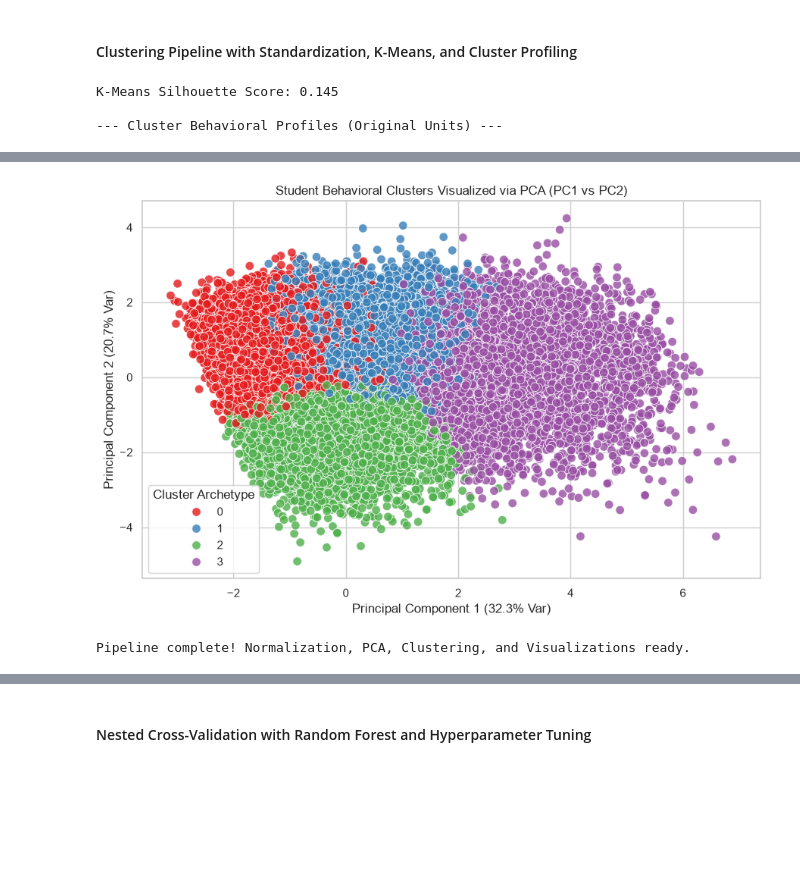
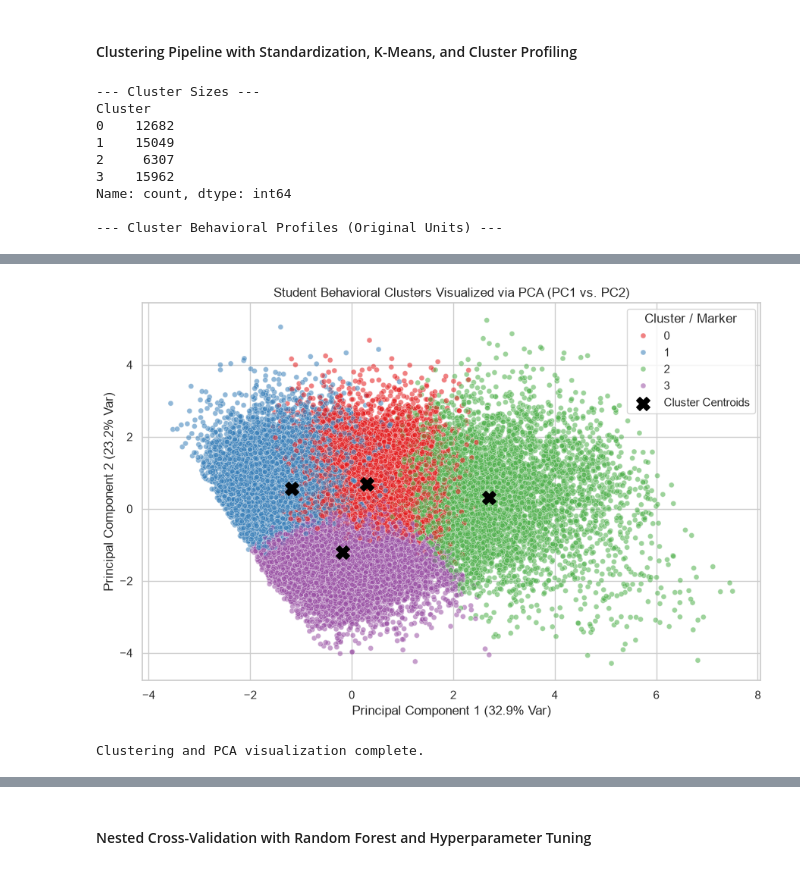
Before and after one commit to ceciliamuniz/dm_final_project, a Jupyter notebook: eda.ipynb, the cells around one changed output, grey strips where cells are left out. Saved outputs shown, nothing was run; the diff lists cells and outputs as text; code cells hidden in the pictures; blank space fills up the shorter version.

```diff
--- a/eda.ipynb
+++ b/eda.ipynb
@@ -222,41 +299,60 @@ Total Variance Captured by 2 Components: 53.0%
 # %% [markdown]
 #### Clustering Pipeline with Standardization, K-Means, and Cluster Profiling
 # %%
-# 1. Fit K-Means Clustering on our normalized data (e.g., 4 behavioral archetypes)
+# Fit K-Means Clustering (k=4) on standardized features
 kmeans = KMeans(n_clusters=4, random_state=42, n_init=10)
 df_clustered = X.copy()
 df_clustered["Cluster"] = kmeans.fit_predict(X_scaled)
 
-# 2. Evaluate cluster separation using Silhouette Score
-sil_score = silhouette_score(X_scaled, df_clustered["Cluster"])
-print(f"K-Means Silhouette Score: {sil_score:.3f}\n")
+# Inspect cluster sizes and mean behavioral profiles in original units
+cluster_counts = df_clustered["Cluster"].value_counts().sort_index()
+cluster_profile = df_clustered.groupby("Cluster").mean()
 
-# 3. Profile the clusters (Mean values in original units for your report table)
-cluster_profile = df_clustered.groupby("Cluster").mean()
-print("--- Cluster Behavioral Profiles (Original Units) ---")
+print("--- Cluster Sizes ---")
+print(cluster_counts)
+
+print("\n--- Cluster Behavioral Profiles (Original Units) ---")
 display(cluster_profile.round(2))
 cluster_profile.to_csv("cluster_profiles_summary.csv")
 
-# 4. Visualize the clusters using the PCA components we calculated in Cell 4
+# Project cluster centers onto PC1 and PC2 for visual reference
+centroids_pca = pca.transform(kmeans.cluster_centers_)
+
+# Visualize clusters in 2D PCA space (PC1 vs. PC2)
 plt.figure(figsize=(9, 6))
 sns.scatterplot(
     x=X_pca[:, 0],
     y=X_pca[:, 1],
     hue=df_clustered["Cluster"],
     palette="Set1",
-    s=70,
-    alpha=0.8,
+    s=25,
+    alpha=0.55,
 )
-plt.title("Student Behavioral Clusters Visualized via PCA (PC1 vs PC2)")
+plt.scatter(
+    centroids_pca[:, 0],
+    centroids_pca[:, 1],
+    c="black",
+    marker="X",
+    s=160,
+    label="Cluster Centroids",
+)
+plt.title("Student Behavioral Clusters Visualized via PCA (PC1 vs. PC2)")
 plt.xlabel(f"Principal Component 1 ({pca.explained_variance_ratio_[0]*100:.1f}% Var)")
 plt.ylabel(f"Principal Component 2 ({pca.explained_variance_ratio_[1]*100:.1f}% Var)")
-plt.legend(title="Cluster Archetype")
+plt.legend(title="Cluster / Marker")
+plt.tight_layout()
 plt.savefig("pca_clusters_visualization.png", dpi=300)
 plt.show()
 
-print("\nPipeline complete! Normalization, PCA, Clustering, and Visualizations ready.")
+print("\nClustering and PCA visualization complete.")
 # %% [output]
-K-Means Silhouette Score: 0.145
+--- Cluster Sizes ---
+Cluster
+0    12682
+1    15049
+2     6307
+3    15962
+Name: count, dtype: int64
 
 --- Cluster Behavioral Profiles (Original Units) ---
 |  | Weekly_GenAI_Hours | Traditional_Study_Hours | Perceived_AI_Dependency | Anxiety_Level_During_Exams | ... |
@@ -268,3 +364,3 @@ K-Means Silhouette Score: 0.145
-[figure, old version]
+[figure, new version]
-Pipeline complete! Normalization, PCA, Clustering, and Visualizations ready.
+Clustering and PCA visualization complete.
 # %%
```
Also changed, not shown: parts of 18 cells of this notebook, 9 other files.
